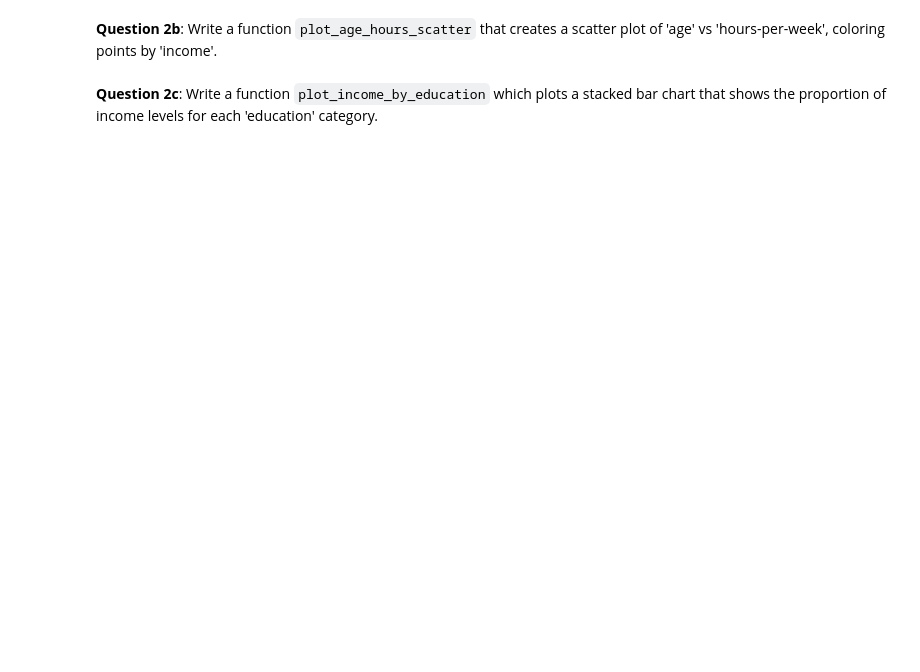
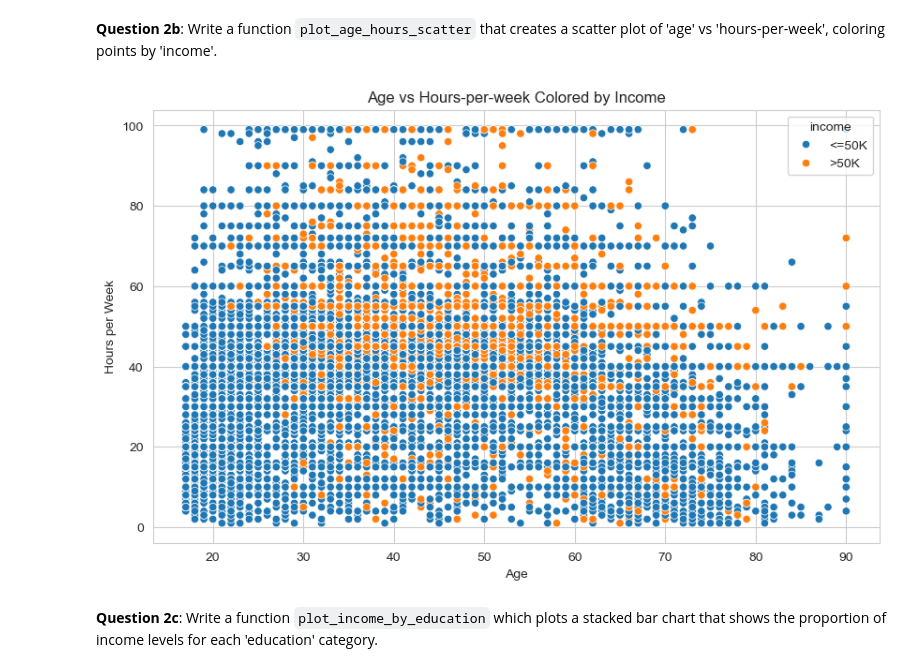
Before and after one commit to ShiyiChen-1/DS701, a Jupyter notebook: assignment1.ipynb, the cells around one changed output. Saved outputs shown, nothing was run; the diff lists cells and outputs as text; code cells hidden in the pictures; blank space fills up the shorter version.

```diff
--- a/assignment1.ipynb
+++ b/assignment1.ipynb
@@ -101,3 +113,16 @@ def plot_age_hours_scatter(df):
+# %%
+def plot_age_hours_scatter(df):
+    plt.figure(figsize=(10, 6))
+    # Create a scatter plot using seaborn's scatterplot
+    sns.scatterplot(data=df, x='age', y='hours-per-week', hue='income')
+    # Add plot title and labels
+    plt.title('Age vs Hours-per-week Colored by Income')
+    plt.xlabel('Age')
+    plt.ylabel('Hours per Week')
+    plt.show()
+plot_age_hours_scatter(df)
+# %% [output]
+[figure, added]
 # %% [markdown]
 <!-- END QUESTION -->
 
```
Also changed, not shown: parts of 30 cells of this notebook.
